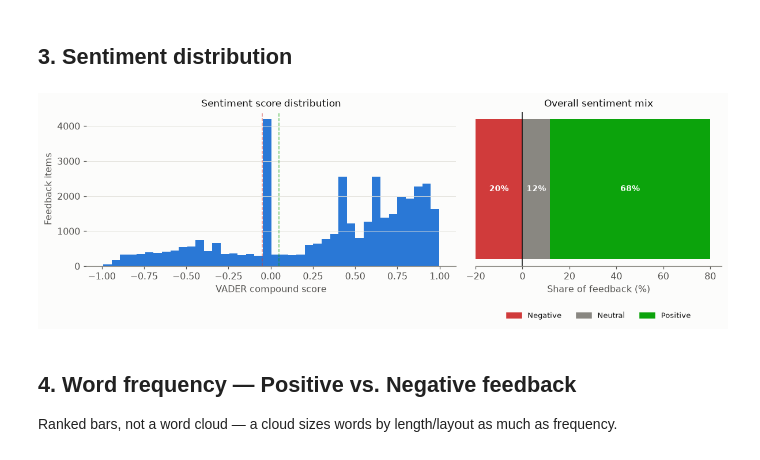
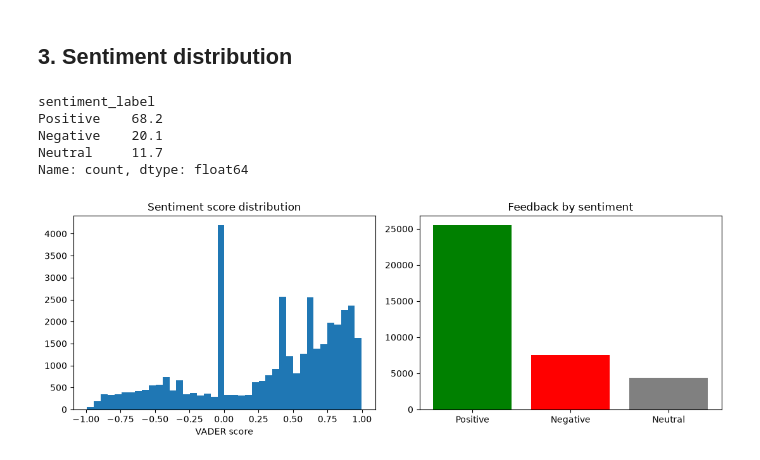
Before and after one commit to Quantique-Realm/VoiceIQ, a Jupyter notebook: notebooks/02_sentiment_analysis.ipynb, the cells around one changed output. Cells and saved outputs as stored; diff of their text form; code cells hidden in the pictures.

```diff
--- a/notebooks/02_sentiment_analysis.ipynb
+++ b/notebooks/02_sentiment_analysis.ipynb
@@ -96,40 +72,25 @@ Agreement between VADER and the source's own label: 75.8%
 # %% [markdown]
 ## 3. Sentiment distribution
-# %%
-counts = feedback["sentiment_label"].value_counts()
-total = counts.sum()
-neg, neu, pos = counts.get("Negative", 0), counts.get("Neutral", 0), counts.get("Positive", 0)
-
-fig, (ax1, ax2) = plt.subplots(1, 2, figsize=(11, 4), gridspec_kw={"width_ratios": [3, 2]})
-
-ax1.hist(feedback["sentiment_score"], bins=40, color=PALETTE["blue"], edgecolor="none")
-ax1.axvline(-0.05, color=STATUS["critical"], linewidth=1, linestyle="--", alpha=0.6)
-ax1.axvline(0.05, color=STATUS["good"], linewidth=1, linestyle="--", alpha=0.6)
-ax1.set_xlabel("VADER compound score")
-ax1.set_ylabel("Feedback items")
-ax1.set_title("Sentiment score distribution", fontsize=11)
-
-left = -neg / total * 100
-ax2.barh(0, neg/total*100, left=left, color=STATUS["critical"], height=0.5)
-ax2.barh(0, neu/total*100, left=0, color=INK["muted"], height=0.5)
-ax2.barh(0, pos/total*100, left=neu/total*100, color=STATUS["good"], height=0.5)
-ax2.axvline(0, color=INK["primary"], linewidth=1)
-ax2.set_yticks([])
-ax2.set_xlabel("Share of feedback (%)")
-ax2.set_title("Overall sentiment mix", fontsize=11)
-for x, label, pct in [(left/2, "Negative", neg/total), (neu/total*100/2, "Neutral", neu/total),
-                       (neu/total*100 + pos/total*100/2, "Positive", pos/total)]:
-    ax2.text(x, 0, f"{pct:.0%}", ha="center", va="center", color="white", fontsize=9, fontweight="bold")
-ax2.legend(handles=[Patch(color=STATUS["critical"], label="Negative"),
-                     Patch(color=INK["muted"], label="Neutral"),
-                     Patch(color=STATUS["good"], label="Positive")],
-           frameon=False, fontsize=8.5, loc="upper center", bbox_to_anchor=(0.5, -0.25), ncol=3)
-
-plt.tight_layout()
-plt.show()
-# %% [output]
-[figure, removed]
-# %% [markdown]
-## 4. Word frequency — Positive vs. Negative feedback
-
-Ranked bars, not a word cloud — a cloud sizes words by length/layout as much as frequency.
+# %%
+counts = feedback["sentiment_label"].value_counts()
+print((counts / counts.sum() * 100).round(1))
+
+colors = {"Positive": "green", "Neutral": "gray", "Negative": "red"}
+fig, axes = plt.subplots(1, 2, figsize=(11, 4))
+
+axes[0].hist(feedback["sentiment_score"], bins=40)
+axes[0].set_title("Sentiment score distribution")
+axes[0].set_xlabel("VADER score")
+
+axes[1].bar(counts.index, counts.values, color=[colors[label] for label in counts.index])
+axes[1].set_title("Feedback by sentiment")
+
+plt.tight_layout()
+plt.show()
+# %% [output]
+sentiment_label
+Positive    68.2
+Negative    20.1
+Neutral     11.7
+Name: count, dtype: float64
+[figure, added]
```
Also changed, not shown: parts of 29 cells of this notebook, 12 other files.
